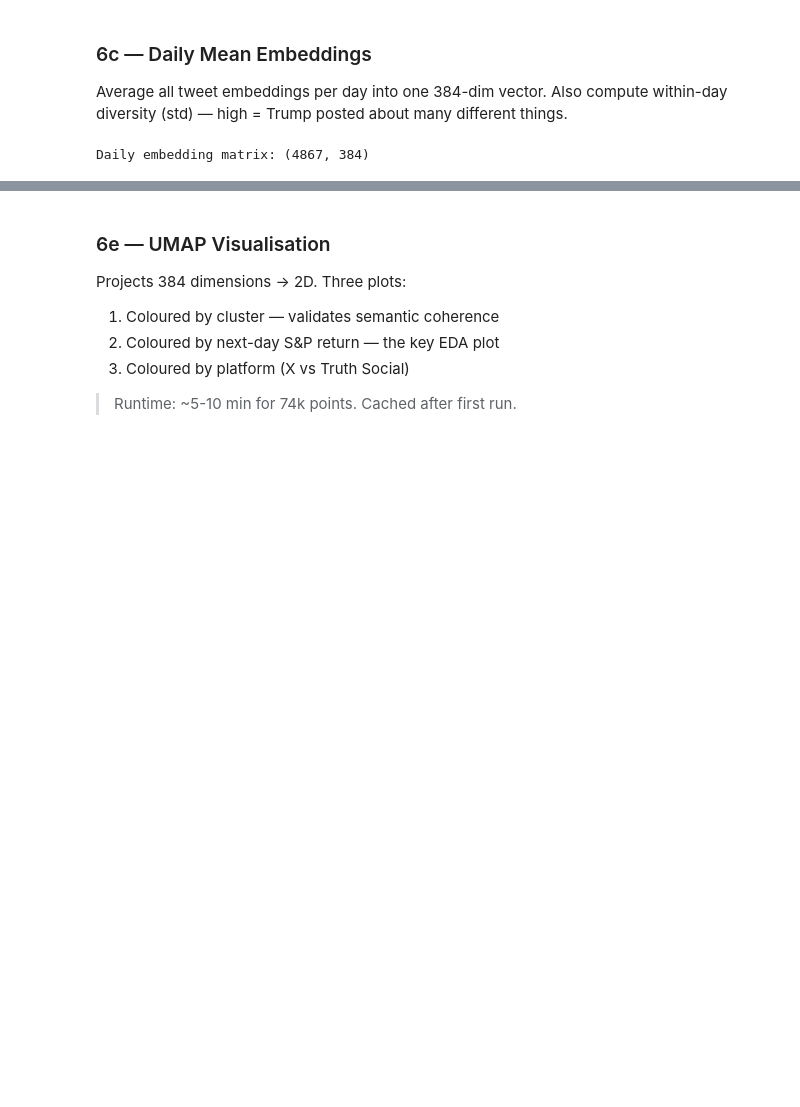
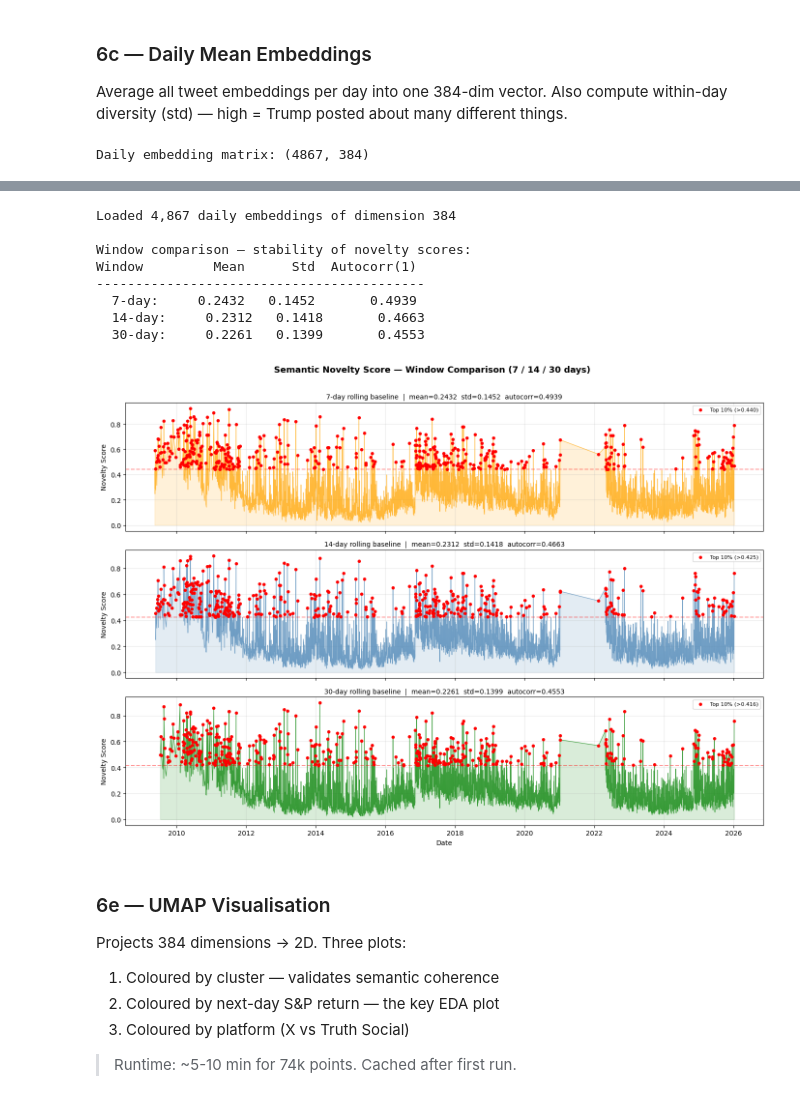
Before and after one commit to deercarla/trump-tweets-nlp, a Jupyter notebook: 3_feature_engineering/Feature_Engineering.ipynb, the cells around one changed output, grey strips where cells are left out. Cells and saved outputs as stored; diff of their text form; code cells hidden in the pictures; blank space fills up the shorter version.

```diff
--- a/3_feature_engineering/Feature_Engineering.ipynb
+++ b/3_feature_engineering/Feature_Engineering.ipynb
@@ -858,3 +809,82 @@ Name: novelty_score, dtype: float64
+# %%
+import numpy as np
+import pandas as pd
+from scipy.spatial.distance import cosine as cosine_distance
+import matplotlib.pyplot as plt
+from pathlib import Path
+
+# ── Load daily mean embeddings and dates ──────────────────────────────────────
+OUTPUT_DIR = Path(r"C:\Dev\nlp-final-project\3_feature_engineering\features")
+
+emb_matrix = np.load(OUTPUT_DIR / "daily_mean_embeddings.npy")  # (4867, 384)
+dates_df   = pd.read_csv(OUTPUT_DIR / "daily_mean_embeddings_dates.csv",
+                         parse_dates=["date_only"])
+
+assert len(emb_matrix) == len(dates_df), "Mismatch between embeddings and dates!"
+print(f"Loaded {len(emb_matrix):,} daily embeddings of dimension {emb_matrix.shape[1]}")
+
+emb_matrix_sorted = emb_matrix
+dates             = dates_df["date_only"].values
+
+# ── Novelty computation ───────────────────────────────────────────────────────
+def compute_novelty(emb_matrix, window):
+    scores = [np.nan] * window
+    for i in range(window, len(emb_matrix)):
+        baseline = emb_matrix[i - window:i].mean(axis=0)
+        scores.append(cosine_distance(emb_matrix[i], baseline))
+    return scores
+
+# ── Compute and compare all three windows ────────────────────────────────────
+windows = [7, 14, 30]
+results = {}
+print("\nWindow comparison — stability of novelty scores:")
+print(f"{'Window':<10} {'Mean':>8} {'Std':>8} {'Autocorr(1)':>12}")
+print("-" * 42)
+for w in windows:
+    scores    = compute_novelty(emb_matrix_sorted, w)
+    s         = pd.Series(scores).dropna()
+    results[w] = scores
+    print(f"  {w}-day:   {s.mean():>8.4f} {s.std():>8.4f} {s.autocorr():>12.4f}")
+
+# ── Plot comparison ───────────────────────────────────────────────────────────
+fig, axes = plt.subplots(3, 1, figsize=(14, 10), sharex=True)
+colors = {7: "orange", 14: "steelblue", 30: "green"}
+
+for ax, w in zip(axes, windows):
+    s = pd.Series(results[w], index=dates)
+    ax.plot(s.index, s.values, lw=0.8, color=colors[w], alpha=0.7)
+    ax.fill_between(s.index, s.values, alpha=0.15, color=colors[w])
+
+    threshold = s.quantile(0.9)
+    high      = s[s >= threshold]
+    ax.scatter(high.index, high.values,
+               color="red", s=15, zorder=5, label=f"Top 10% (>{threshold:.3f})")
+    ax.axhline(threshold, color="red", ls="--", alpha=0.4)
+
+    ax.set_ylabel("Novelty Score")
+    ax.set_title(f"{w}-day rolling baseline  |  "
+                 f"mean={s.mean():.4f}  std={s.std():.4f}  "
+                 f"autocorr={s.autocorr():.4f}",
+                 fontsize=10)
+    ax.legend(fontsize=8)
+    ax.grid(alpha=0.3)
+
+axes[-1].set_xlabel("Date")
+fig.suptitle("Semantic Novelty Score — Window Comparison (7 / 14 / 30 days)",
+             fontsize=13, fontweight="bold", y=1.01)
+plt.tight_layout()
+plt.savefig(OUTPUT_DIR / "novelty_window_comparison.png", dpi=150, bbox_inches="tight")
+plt.show()
+# %% [output]
+Loaded 4,867 daily embeddings of dimension 384
+
+Window comparison — stability of novelty scores:
+Window         Mean      Std  Autocorr(1)
+------------------------------------------
+  7-day:     0.2432   0.1452       0.4939
+  14-day:     0.2312   0.1418       0.4663
+  30-day:     0.2261   0.1399       0.4553
+[figure, added]
 # %% [markdown]
 ### 6e — UMAP Visualisation
 
```
Also changed, not shown: parts of 4 cells of this notebook, 3 other files.
